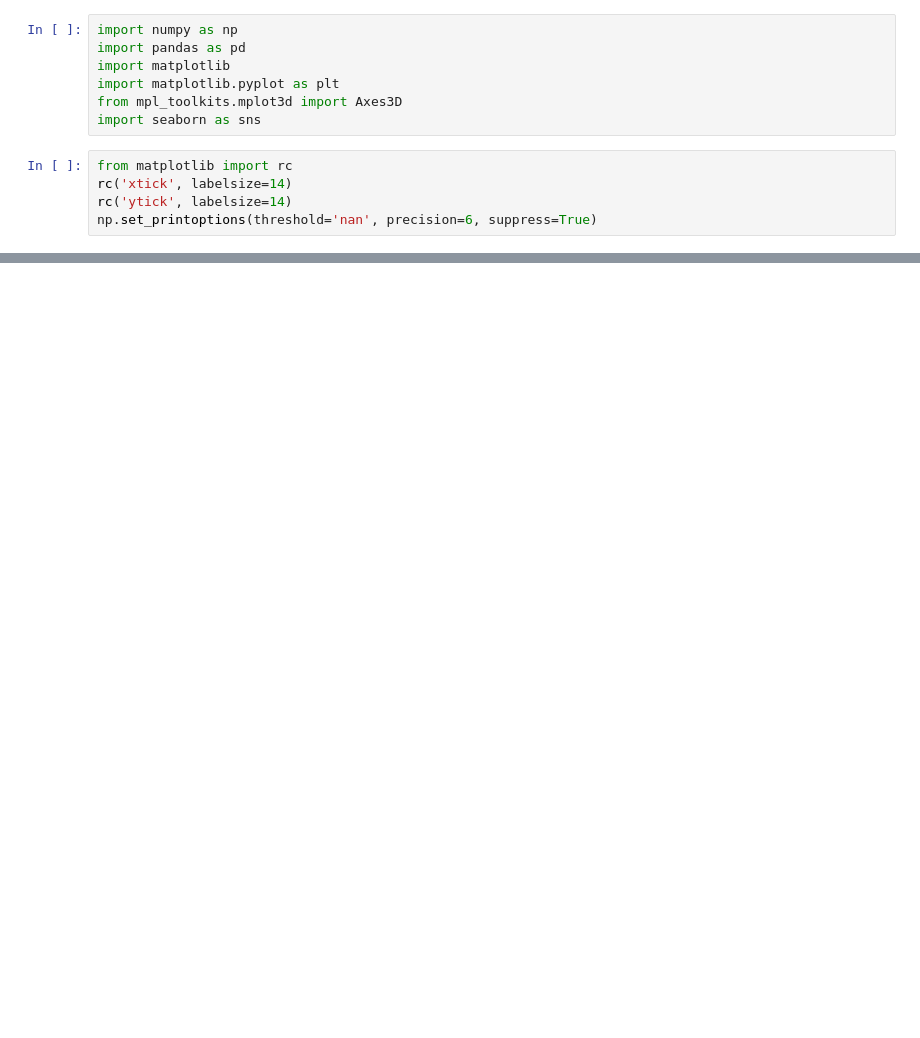
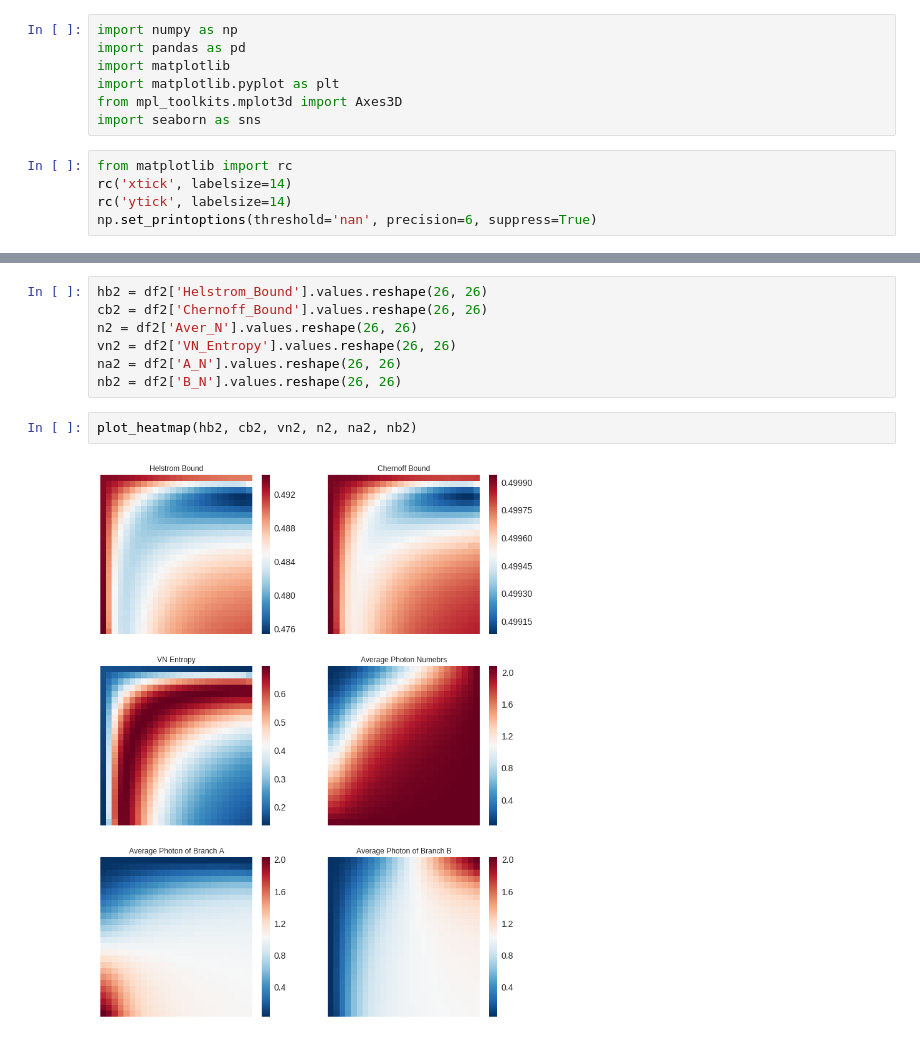
Before and after one commit to lffan/quantum_illumination, a Jupyter notebook: ipynbs/Experiment_2_Optimal_PCS.ipynb, the cells around one changed output, grey strips where cells are left out. Saved outputs shown, nothing was run; the diff lists cells and outputs as text; blank space fills up the shorter version.

```diff
--- a/ipynbs/Experiment_2_Optimal_PCS.ipynb
+++ b/ipynbs/Experiment_2_Optimal_PCS.ipynb
@@ -117,0 +87,11 @@ plt.show()
+# %%
+hb2 = df2['Helstrom_Bound'].values.reshape(26, 26)
+cb2 = df2['Chernoff_Bound'].values.reshape(26, 26)
+n2 = df2['Aver_N'].values.reshape(26, 26)
+vn2 = df2['VN_Entropy'].values.reshape(26, 26)
+na2 = df2['A_N'].values.reshape(26, 26)
+nb2 = df2['B_N'].values.reshape(26, 26)
+# %%
+plot_heatmap(hb2, cb2, vn2, n2, na2, nb2)
+# %% [output]
+[figure, added]
```
Also changed, not shown: parts of 17 cells of this notebook, 4 other files.
